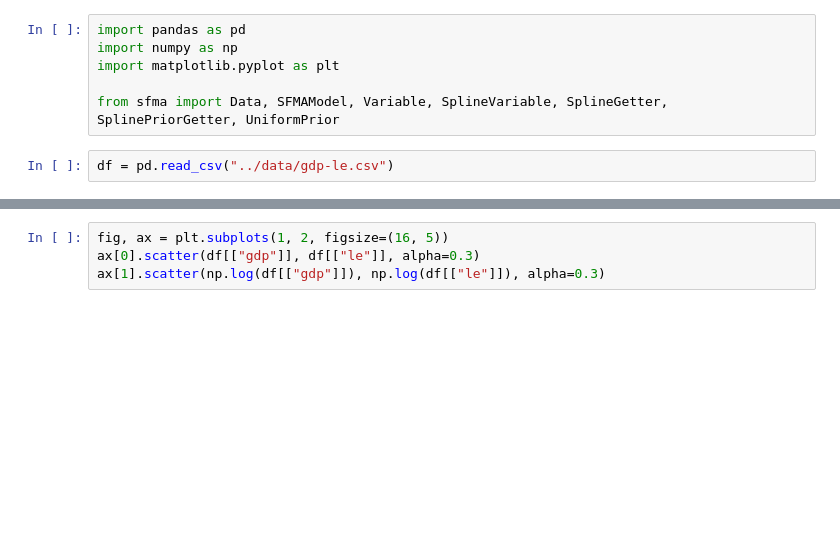
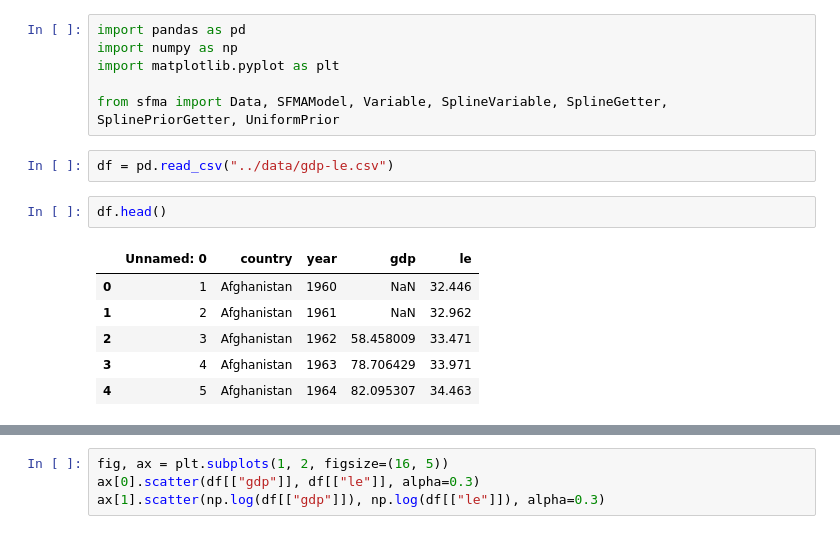
Before and after one commit to ihmeuw-msca/sfma, a Jupyter notebook: notebooks/GDP and LE.ipynb, the cells around one changed output, grey strips where cells are left out. Cells and saved outputs as stored; diff of their text form; blank space fills up the shorter version.

```diff
--- a/notebooks/GDP and LE.ipynb
+++ b/notebooks/GDP and LE.ipynb
@@ -6,3 +6,12 @@ import matplotlib.pyplot as plt
 from sfma import Data, SFMAModel, Variable, SplineVariable, SplineGetter, SplinePriorGetter, UniformPrior
 # %%
 df = pd.read_csv("../data/gdp-le.csv")
+# %%
+df.head()
+# %% [output]
+|  | Unnamed: 0 | country | year | gdp | le |
+| 0 | 1 | Afghanistan | 1960 | NaN | 32.446 |
+| 1 | 2 | Afghanistan | 1961 | NaN | 32.962 |
+| 2 | 3 | Afghanistan | 1962 | 58.458009 | 33.471 |
+| 3 | 4 | Afghanistan | 1963 | 78.706429 | 33.971 |
+| 4 | 5 | Afghanistan | 1964 | 82.095307 | 34.463 |
```
Also changed, not shown: parts of 14 cells of this notebook, 15 other files.
